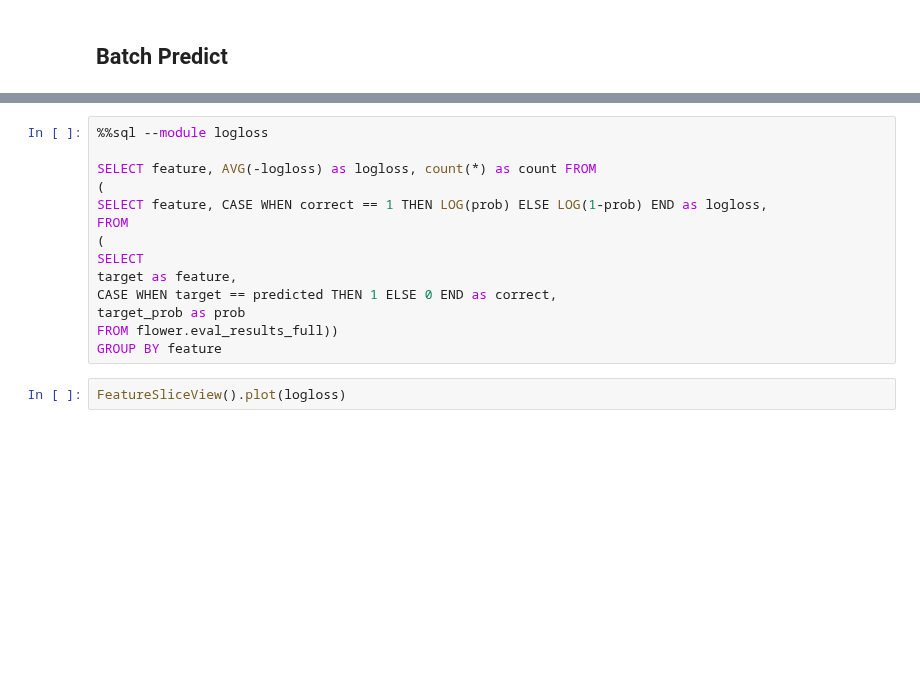
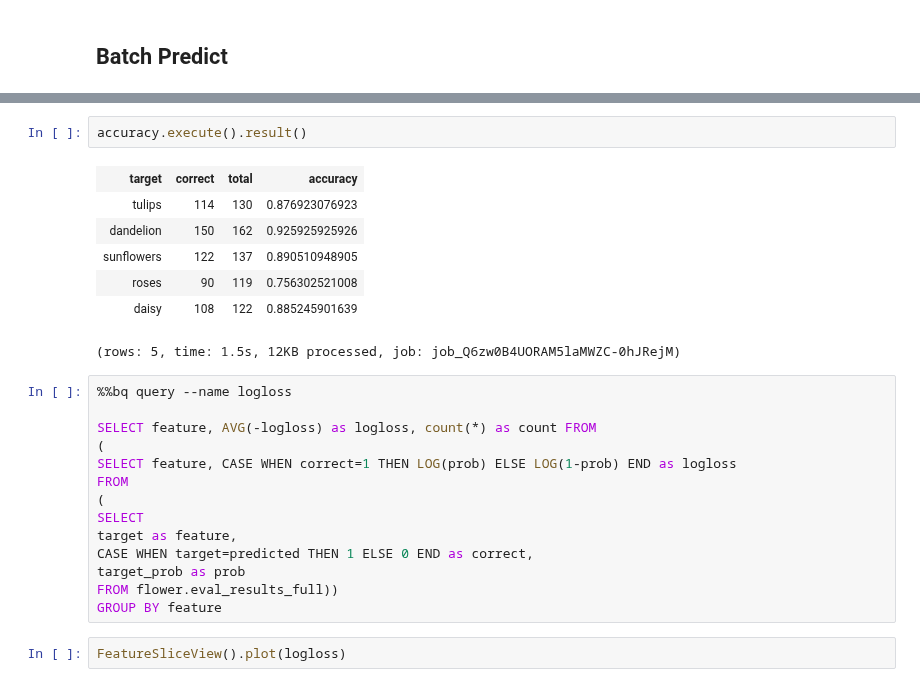
Before and after one commit to googledatalab/notebooks, a Jupyter notebook: tutorials/Machine Learning/image/flower/Cloud.ipynb, the cells around one changed output, grey strips where cells are left out. Saved outputs shown, nothing was run; the diff lists cells and outputs as text; blank space fills up the shorter version.

```diff
--- a/tutorials/Machine Learning/image/flower/Cloud.ipynb
+++ b/tutorials/Machine Learning/image/flower/Cloud.ipynb
@@ -165,14 +144,24 @@ GROUP BY
+# %%
+accuracy.execute().result()
+# %% [output]
+| target | correct | total | accuracy |
+| tulips | 114 | 130 | 0.876923076923 |
+| dandelion | 150 | 162 | 0.925925925926 |
+| sunflowers | 122 | 137 | 0.890510948905 |
+| roses | 90 | 119 | 0.756302521008 |
+| daisy | 108 | 122 | 0.885245901639 |
+(rows: 5, time: 1.5s, 12KB processed, job: job_Q6zw0B4UORAM5laMWZC-0hJRejM)
 # %%
-%%sql --module logloss
+%%bq query --name logloss
 
 SELECT feature, AVG(-logloss) as logloss, count(*) as count FROM
 (
-SELECT feature, CASE WHEN correct == 1 THEN LOG(prob) ELSE LOG(1-prob) END as logloss,
+SELECT feature, CASE WHEN correct=1 THEN LOG(prob) ELSE LOG(1-prob) END as logloss
 FROM
 (
 SELECT
 target as feature,
-CASE WHEN target == predicted THEN 1 ELSE 0 END as correct,
+CASE WHEN target=predicted THEN 1 ELSE 0 END as correct,
 target_prob as prob
 FROM flower.eval_results_full))
 GROUP BY feature
```
Also changed, not shown: parts of 14 cells of this notebook, 4 other files.
